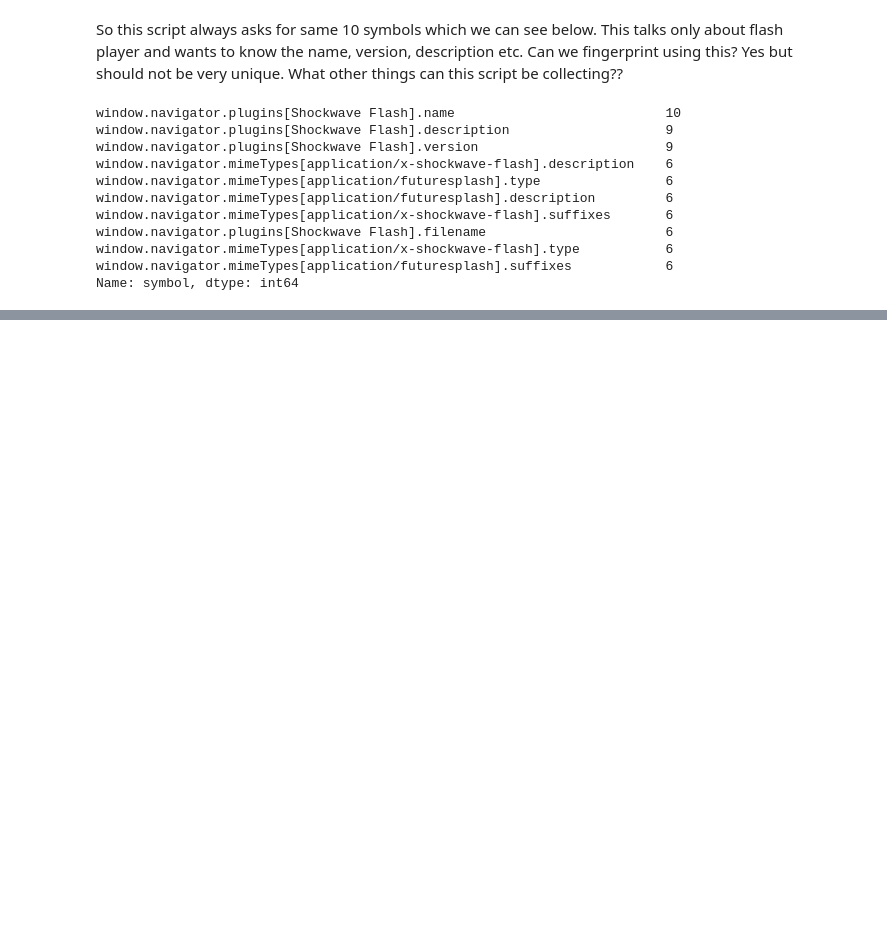
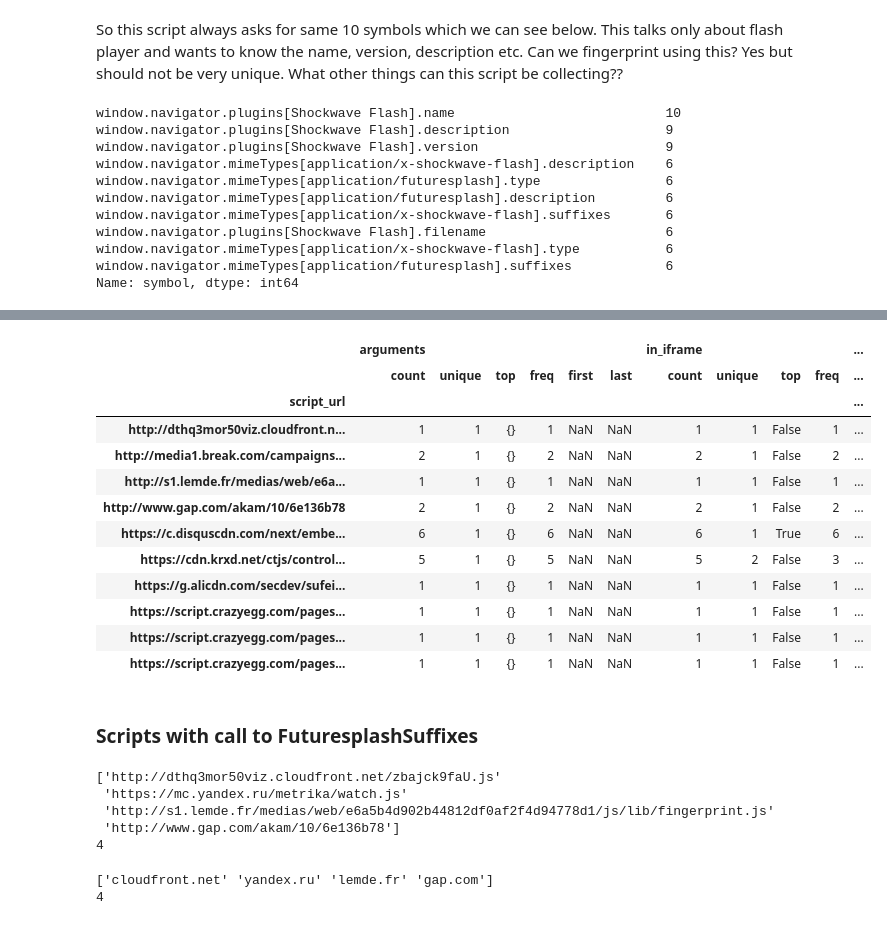
Before and after one commit to mozilla/Overscripted-Data-Analysis-Challenge, a Jupyter notebook: analyses/2019_03_15_Richa_Sharma_Analysis_Outreachy/Analysis in pandas.ipynb, the cells around one changed output, grey strips where cells are left out. Saved outputs shown, nothing was run; the diff lists cells and outputs as text; code cells hidden in the pictures; blank space fills up the shorter version.

```diff
--- a/analyses/2019_03_15_Richa_Sharma_Analysis_Outreachy/Analysis in pandas.ipynb
+++ b/analyses/2019_03_15_Richa_Sharma_Analysis_Outreachy/Analysis in pandas.ipynb
@@ -151,0 +200,10 @@ Name: symbol, dtype: int64
+# %%
+sessionStorage = Rdf[Rdf.symbol == "window.sessionStorage"]
+doNotTrack = Rdf[Rdf.symbol == "window.navigator.doNotTrack"]
+ShockWaveLength = Rdf[Rdf.symbol.str.contains("[Shockwave Flash].length")]
+FuturesplashSuffixes = Rdf[Rdf.symbol == "window.navigator.mimeTypes[application/futuresplash].suffixes"]
+print("FingerPrint: ", len(FingerPrint))
+print("sessionStorage: ",len(sessionStorage))
+print("ShockWaveLength: ",len(ShockWaveLength))
+print("doNotTrack: ",len(doNotTrack))
+print("FuturesplashSuffixes: ",len(FuturesplashSuffixes))
@@ -151,0 +244,33 @@ Name: symbol, dtype: int64
+# %%
+doNotTrack.groupby(['script_url']).describe()
+# %% [output]
+|  | arguments |  |  |  |  |  | in_iframe |  |  |  | ... |
+|  | count | unique | top | freq | first | last | count | unique | top | freq | ... |
+| script_url |  |  |  |  |  |  |  |  |  |  | ... |
+| http://dthq3mor50viz.cloudfront.n... | 1 | 1 | {} | 1 | NaN | NaN | 1 | 1 | False | 1 | ... |
+| http://media1.break.com/campaigns... | 2 | 1 | {} | 2 | NaN | NaN | 2 | 1 | False | 2 | ... |
+| http://s1.lemde.fr/medias/web/e6a... | 1 | 1 | {} | 1 | NaN | NaN | 1 | 1 | False | 1 | ... |
+| http://www.gap.com/akam/10/6e136b78 | 2 | 1 | {} | 2 | NaN | NaN | 2 | 1 | False | 2 | ... |
+| https://c.disquscdn.com/next/embe... | 6 | 1 | {} | 6 | NaN | NaN | 6 | 1 | True | 6 | ... |
+| https://cdn.krxd.net/ctjs/control... | 5 | 1 | {} | 5 | NaN | NaN | 5 | 2 | False | 3 | ... |
+| https://g.alicdn.com/secdev/sufei... | 1 | 1 | {} | 1 | NaN | NaN | 1 | 1 | False | 1 | ... |
+| https://script.crazyegg.com/pages... | 1 | 1 | {} | 1 | NaN | NaN | 1 | 1 | False | 1 | ... |
+| https://script.crazyegg.com/pages... | 1 | 1 | {} | 1 | NaN | NaN | 1 | 1 | False | 1 | ... |
+| https://script.crazyegg.com/pages... | 1 | 1 | {} | 1 | NaN | NaN | 1 | 1 | False | 1 | ... |
+# %% [markdown]
+### Scripts with call to FuturesplashSuffixes
+# %%
+print(FuturesplashSuffixes.script_url.unique())
+print(len(FuturesplashSuffixes.script_url.unique()))
+# %% [output]
+['http://dthq3mor50viz.cloudfront.net/zbajck9faU.js'
+ 'https://mc.yandex.ru/metrika/watch.js'
+ 'http://s1.lemde.fr/medias/web/e6a5b4d902b44812df0af2f4d94778d1/js/lib/fingerprint.js'
+ 'http://www.gap.com/akam/10/6e136b78']
+4
+# %%
+print(FuturesplashSuffixes.script_domain.unique())
+print(len(FuturesplashSuffixes.script_domain.unique()))
+# %% [output]
+['cloudfront.net' 'yandex.ru' 'lemde.fr' 'gap.com']
+4
```
Also changed, not shown: parts of 16 cells of this notebook, 1 other file.
